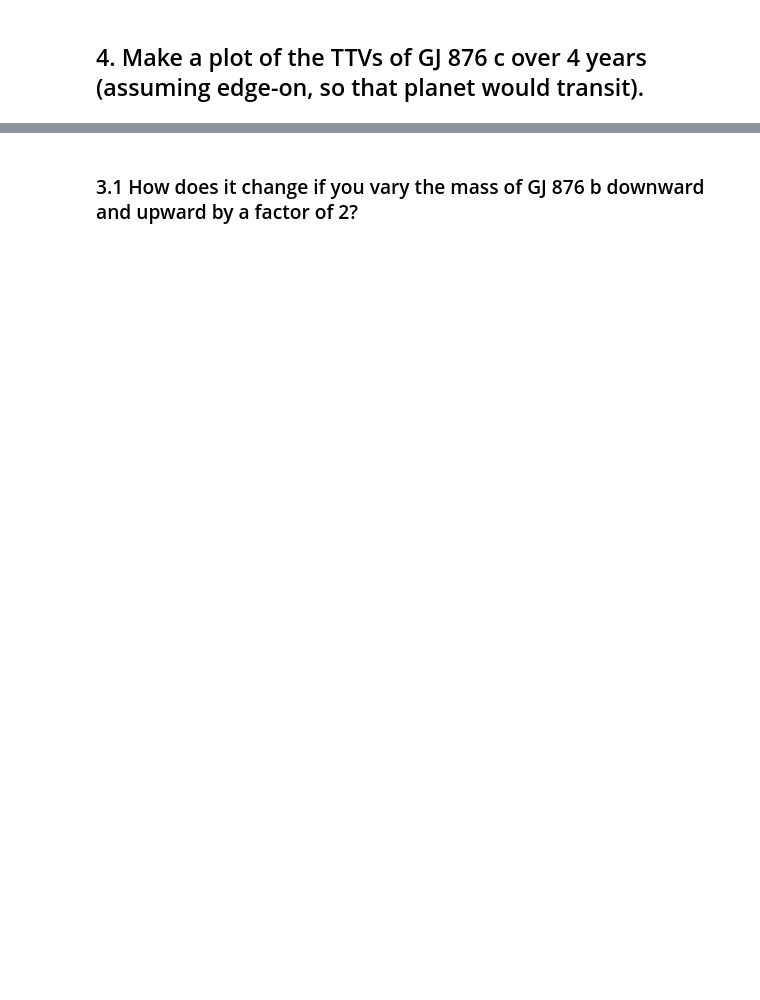
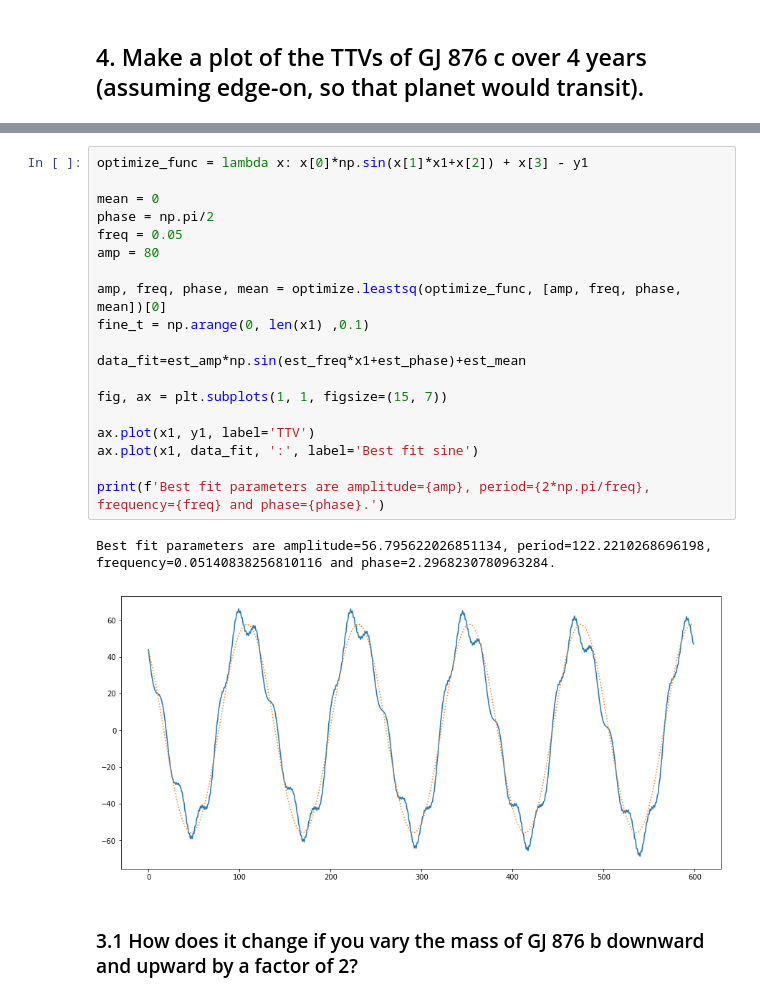
Before and after one commit to DinoBektesevic/ASTR597-Exoplanets, a Jupyter notebook: DinoBektesevic_HW3.ipynb, the cells around one changed output, grey strips where cells are left out. Saved outputs shown, nothing was run; the diff lists cells and outputs as text; blank space fills up the shorter version.

```diff
--- a/DinoBektesevic_HW3.ipynb
+++ b/DinoBektesevic_HW3.ipynb
@@ -538,3 +541,25 @@ Text(0, 0.5, 'TTV [hours]')
+# %%
+optimize_func = lambda x: x[0]*np.sin(x[1]*x1+x[2]) + x[3] - y1
+
+mean = 0
+phase = np.pi/2
+freq = 0.05
+amp = 80
+
+amp, freq, phase, mean = optimize.leastsq(optimize_func, [amp, freq, phase, mean])[0]
+fine_t = np.arange(0, len(x1) ,0.1)
+
+data_fit=est_amp*np.sin(est_freq*x1+est_phase)+est_mean
+
+fig, ax = plt.subplots(1, 1, figsize=(15, 7))
+
+ax.plot(x1, y1, label='TTV')
+ax.plot(x1, data_fit, ':', label='Best fit sine')
+
+print(f'Best fit parameters are amplitude={amp}, period={2*np.pi/freq}, frequency={freq} and phase={phase}.')
+# %% [output]
+Best fit parameters are amplitude=56.795622026851134, period=122.2210268696198, frequency=0.05140838256810116 and phase=2.2968230780963284.
+[figure, added]
 # %% [markdown]
 ### 3.1 How does it change if you vary the mass of GJ 876 b downward and upward by a factor of 2?
 # %%
```
Also changed, not shown: parts of 12 cells of this notebook.
